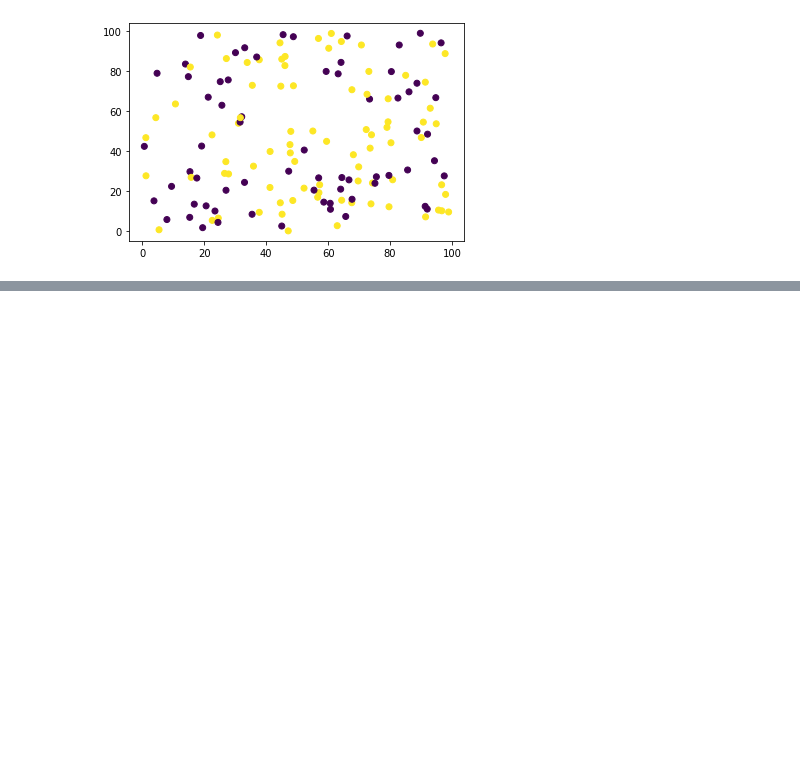
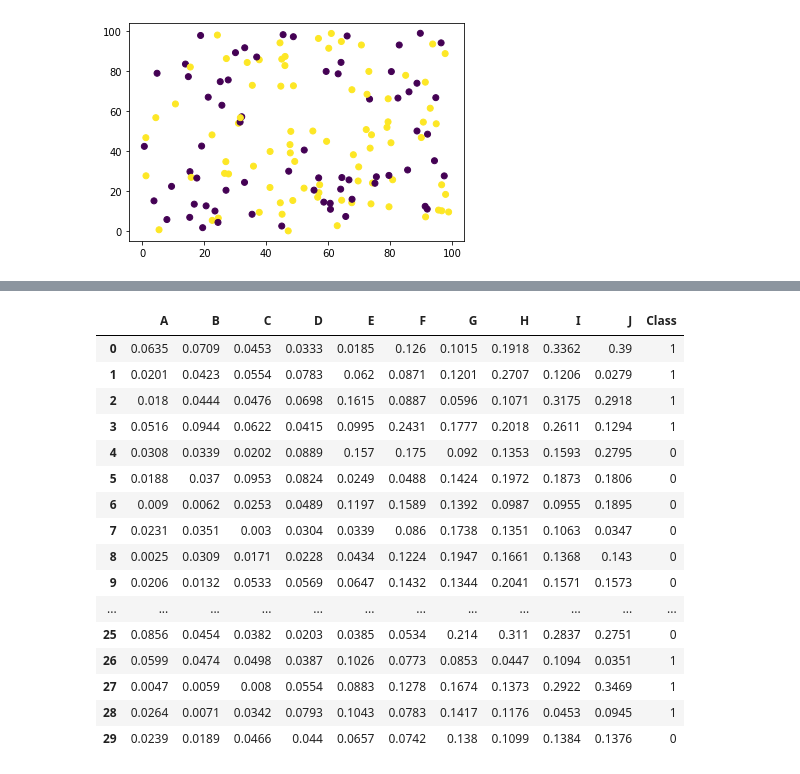
Before and after one commit to Aditya149349/Machine-Learning, a Jupyter notebook: Assignment_MLP/Untitled.ipynb, the cells around one changed output, grey strips where cells are left out. Drawn from its saved outputs; the diff is of its cells as text; code cells hidden in the pictures; blank space fills up the shorter version.

```diff
--- a/Assignment_MLP/Untitled.ipynb
+++ b/Assignment_MLP/Untitled.ipynb
@@ -9,0 +82,20 @@ plt.show()
+# %%
+mlp.head(30)
+# %% [output]
+|  | A | B | C | D | E | F | G | H | I | J | Class |
+| 0 | 0.0635 | 0.0709 | 0.0453 | 0.0333 | 0.0185 | 0.126 | 0.1015 | 0.1918 | 0.3362 | 0.39 | 1 |
+| 1 | 0.0201 | 0.0423 | 0.0554 | 0.0783 | 0.062 | 0.0871 | 0.1201 | 0.2707 | 0.1206 | 0.0279 | 1 |
+| 2 | 0.018 | 0.0444 | 0.0476 | 0.0698 | 0.1615 | 0.0887 | 0.0596 | 0.1071 | 0.3175 | 0.2918 | 1 |
+| 3 | 0.0516 | 0.0944 | 0.0622 | 0.0415 | 0.0995 | 0.2431 | 0.1777 | 0.2018 | 0.2611 | 0.1294 | 1 |
+| 4 | 0.0308 | 0.0339 | 0.0202 | 0.0889 | 0.157 | 0.175 | 0.092 | 0.1353 | 0.1593 | 0.2795 | 0 |
+| 5 | 0.0188 | 0.037 | 0.0953 | 0.0824 | 0.0249 | 0.0488 | 0.1424 | 0.1972 | 0.1873 | 0.1806 | 0 |
+| 6 | 0.009 | 0.0062 | 0.0253 | 0.0489 | 0.1197 | 0.1589 | 0.1392 | 0.0987 | 0.0955 | 0.1895 | 0 |
+| 7 | 0.0231 | 0.0351 | 0.003 | 0.0304 | 0.0339 | 0.086 | 0.1738 | 0.1351 | 0.1063 | 0.0347 | 0 |
+| 8 | 0.0025 | 0.0309 | 0.0171 | 0.0228 | 0.0434 | 0.1224 | 0.1947 | 0.1661 | 0.1368 | 0.143 | 0 |
+| 9 | 0.0206 | 0.0132 | 0.0533 | 0.0569 | 0.0647 | 0.1432 | 0.1344 | 0.2041 | 0.1571 | 0.1573 | 0 |
+| ... | ... | ... | ... | ... | ... | ... | ... | ... | ... | ... | ... |
+| 25 | 0.0856 | 0.0454 | 0.0382 | 0.0203 | 0.0385 | 0.0534 | 0.214 | 0.311 | 0.2837 | 0.2751 | 0 |
+| 26 | 0.0599 | 0.0474 | 0.0498 | 0.0387 | 0.1026 | 0.0773 | 0.0853 | 0.0447 | 0.1094 | 0.0351 | 1 |
+| 27 | 0.0047 | 0.0059 | 0.008 | 0.0554 | 0.0883 | 0.1278 | 0.1674 | 0.1373 | 0.2922 | 0.3469 | 1 |
+| 28 | 0.0264 | 0.0071 | 0.0342 | 0.0793 | 0.1043 | 0.0783 | 0.1417 | 0.1176 | 0.0453 | 0.0945 | 1 |
+| 29 | 0.0239 | 0.0189 | 0.0466 | 0.044 | 0.0657 | 0.0742 | 0.138 | 0.1099 | 0.1384 | 0.1376 | 0 |
```
Also changed, not shown: parts of 17 cells of this notebook, 4 other files.
